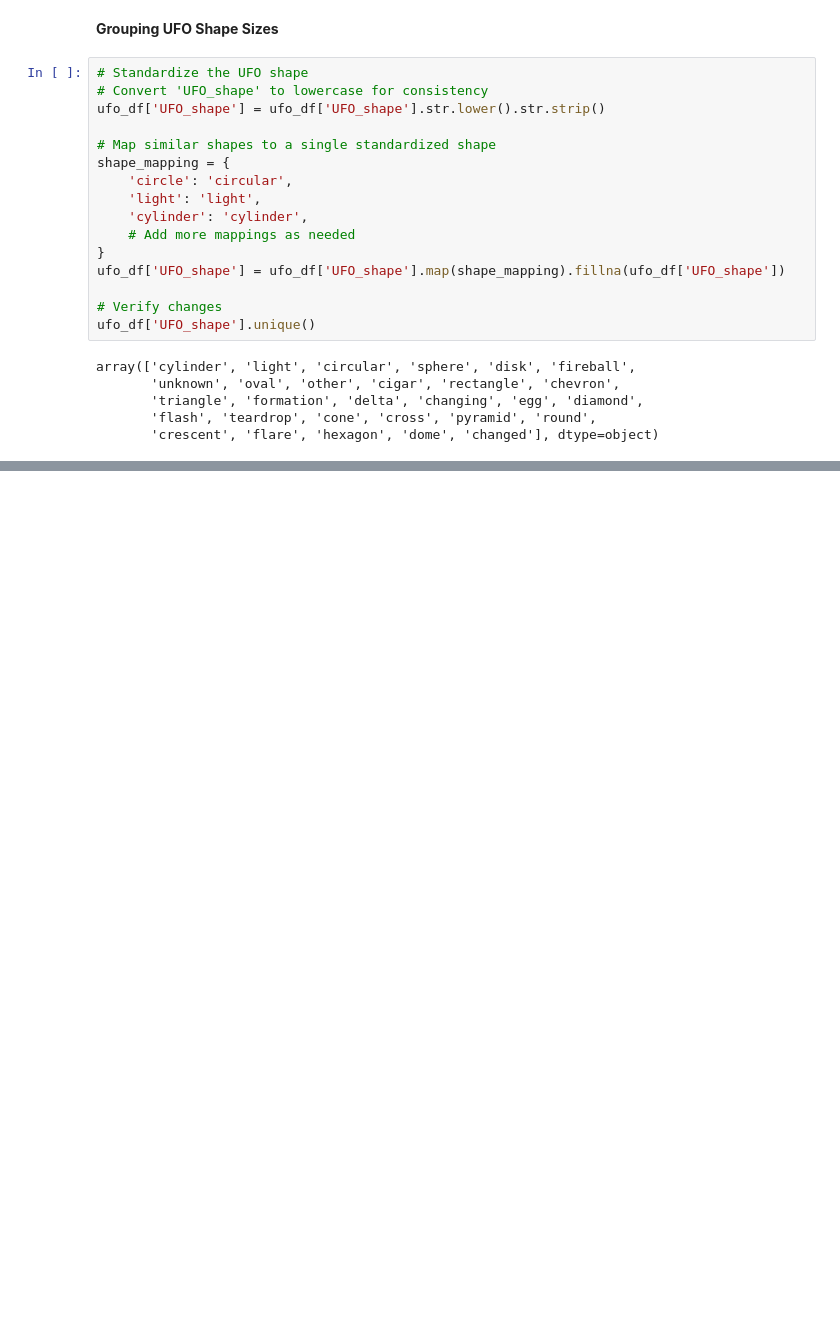
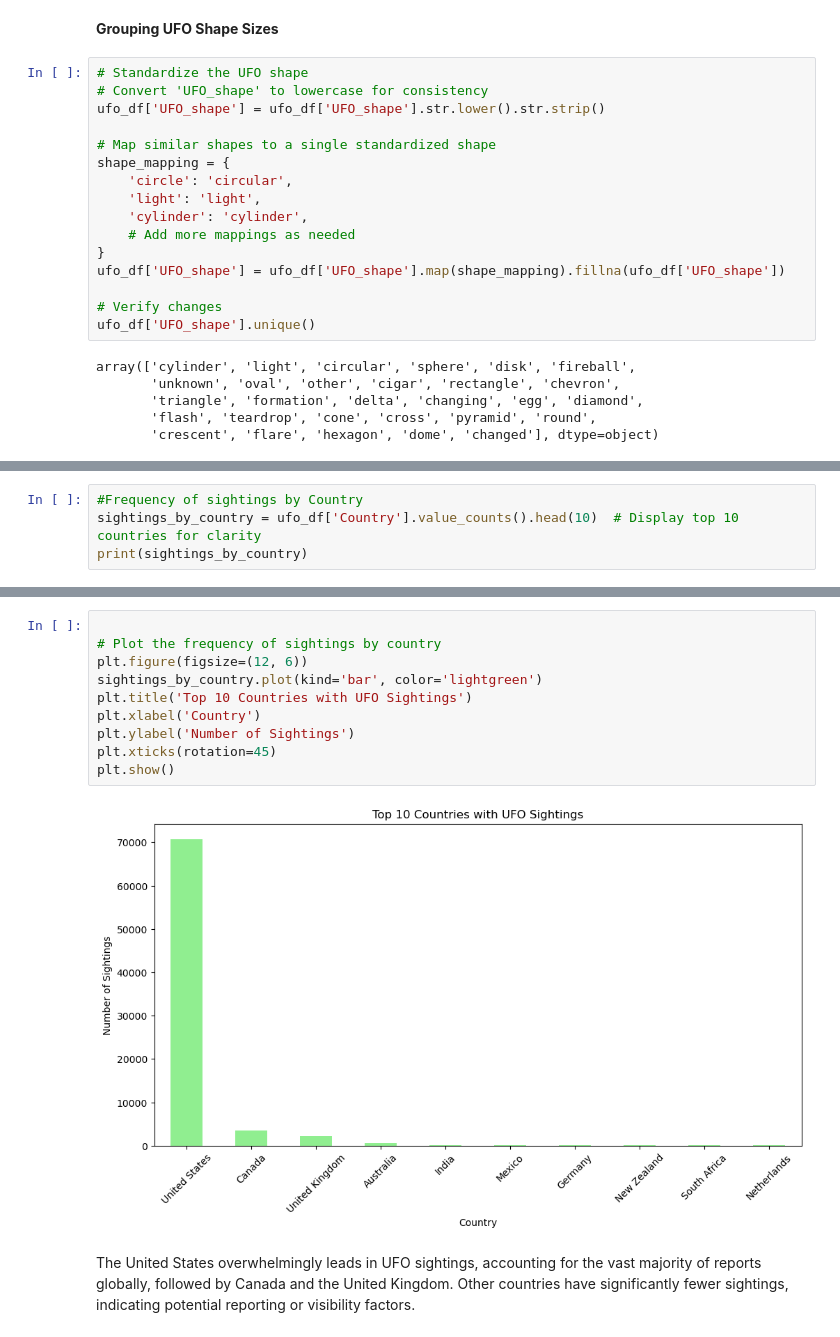
Before and after one commit to quadrillionaiire/Phase-1-Project, a Jupyter notebook: notebooks/clean_notebook.ipynb, the cells around one changed output, grey strips where cells are left out. Drawn from its saved outputs; the diff is of its cells as text; blank space fills up the shorter version.

```diff
--- a/notebooks/clean_notebook.ipynb
+++ b/notebooks/clean_notebook.ipynb
@@ -361,0 +372,4 @@ array(['cylinder', 'light', 'circular', 'sphere', 'disk', 'fireball',
+# %%
+#Frequency of sightings by Country
+sightings_by_country = ufo_df['Country'].value_counts().head(10)  # Display top 10 countries for clarity
+print(sightings_by_country)
@@ -361,0 +389,14 @@ array(['cylinder', 'light', 'circular', 'sphere', 'disk', 'fireball',
+# %%
+
+# Plot the frequency of sightings by country
+plt.figure(figsize=(12, 6))
+sightings_by_country.plot(kind='bar', color='lightgreen')
+plt.title('Top 10 Countries with UFO Sightings')
+plt.xlabel('Country')
+plt.ylabel('Number of Sightings')
+plt.xticks(rotation=45)
+plt.show()
+# %% [output]
+[figure, added]
+# %% [markdown]
+The United States overwhelmingly leads in UFO sightings, accounting for the vast majority of reports globally, followed by Canada and the United Kingdom. Other countries have significantly fewer sightings, indicating potential reporting or visibility factors.
```
Also changed, not shown: parts of 37 cells of this notebook.
